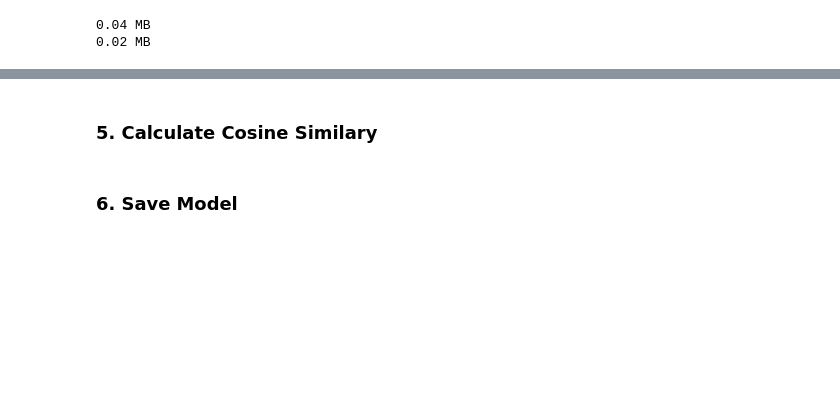
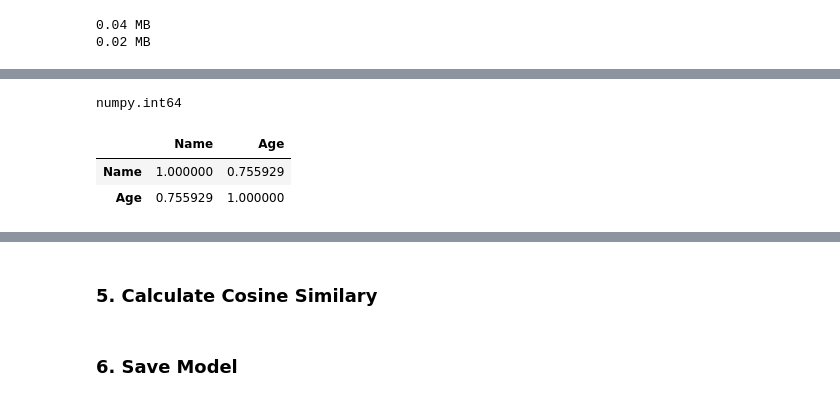
Before and after one commit to colemai/msc-thesis, a Jupyter notebook: opa/opa-nn.ipynb, the cells around one changed output, grey strips where cells are left out. Cells and saved outputs as stored; diff of their text form; code cells hidden in the pictures; blank space fills up the shorter version.

```diff
--- a/opa/opa-nn.ipynb
+++ b/opa/opa-nn.ipynb
@@ -412,0 +402,14 @@ test_set.head()
+# %%
+# Test data for distance correlation
+data = [[4,10],[4,12],[6,13]]
+zdf = pd.DataFrame(data,columns=['Name','Age'],dtype=np.int64)
+type(zdf.Name[1])
+# %% [output]
+numpy.int64
+# %%
+# correlade.dcorr(zdf)
+zdf.head().corr()
+# %% [output]
+|  | Name | Age |
+| Name | 1.000000 | 0.755929 |
+| Age | 0.755929 | 1.000000 |
```
Also changed, not shown: parts of 23 cells of this notebook.
